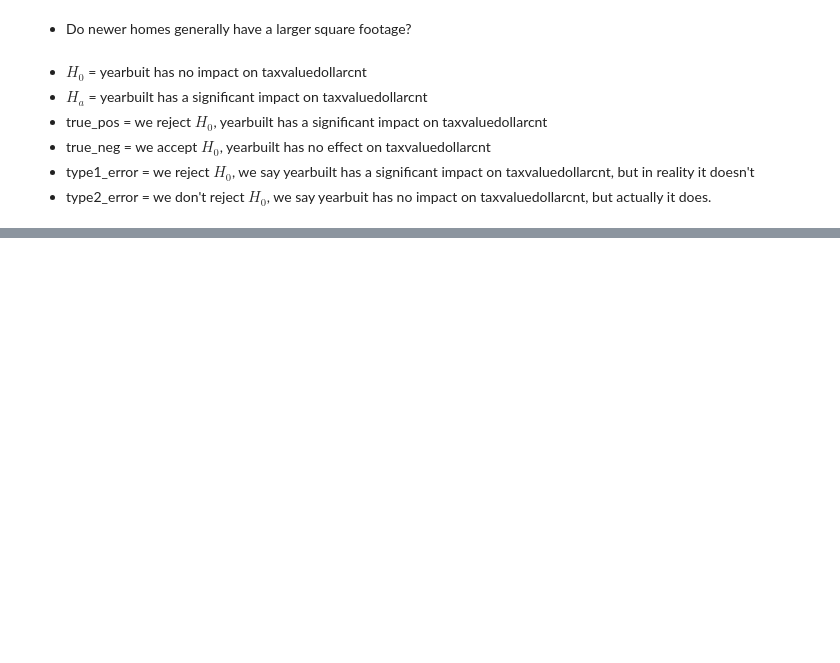
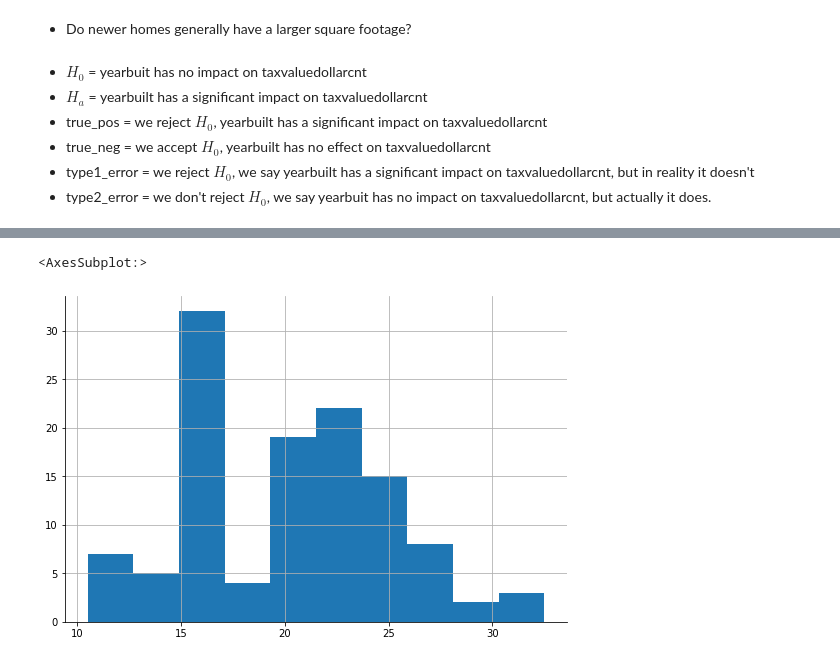
Before and after one commit to DesireeMcElroy/statistics-exercises, a Jupyter notebook: hypothesis_testing.ipynb, the cells around one changed output, grey strips where cells are left out. Cells and saved outputs as stored; diff of their text form; code cells hidden in the pictures; blank space fills up the shorter version.

```diff
--- a/hypothesis_testing.ipynb
+++ b/hypothesis_testing.ipynb
@@ -51,0 +131,5 @@ Using the Zillow database:
+# %%
+fuel08.hist()
+# %% [output]
+<AxesSubplot:>
+[figure, added]
```
Also changed, not shown: parts of 38 cells of this notebook, 1 other file.
